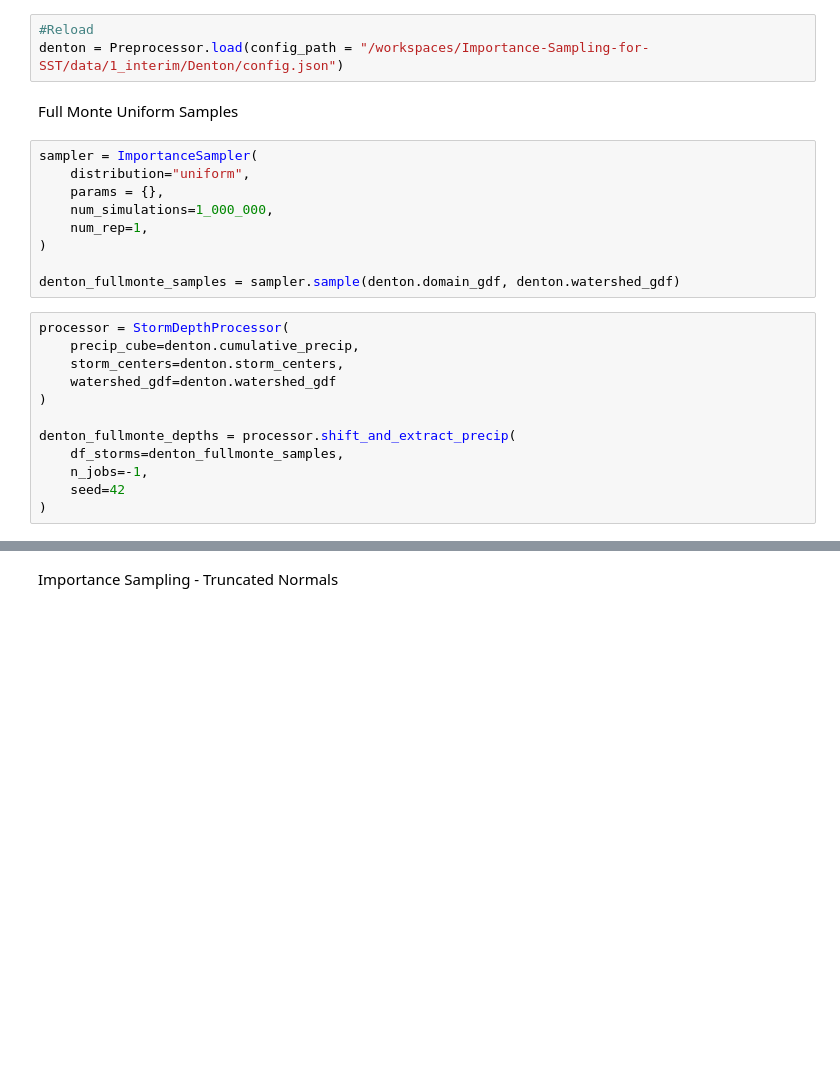
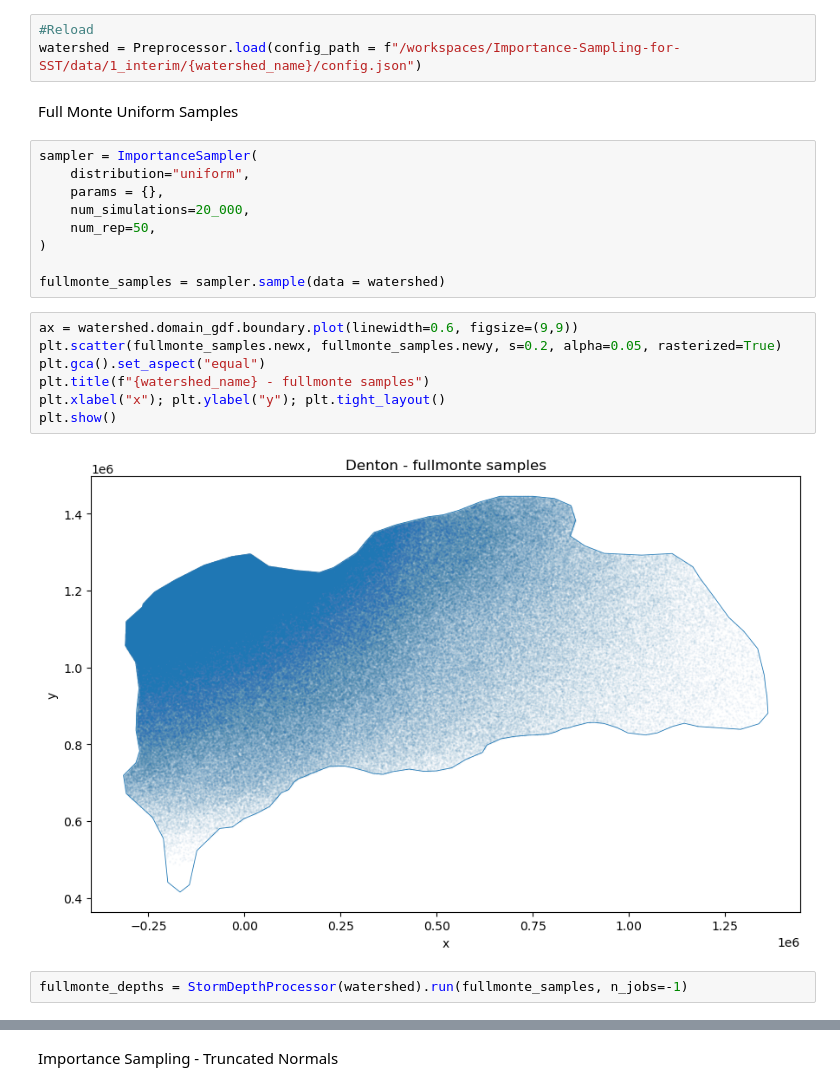
Before and after one commit to fema-ffrd/Importance-Sampling-for-SST, a Jupyter notebook: notebooks/Denton.ipynb, the cells around one changed output, grey strips where cells are left out. Saved outputs shown, nothing was run; the diff lists cells and outputs as text; blank space fills up the shorter version.

```diff
--- a/notebooks/Denton.ipynb
+++ b/notebooks/Denton.ipynb
@@ -46,26 +48,25 @@ denton.run()
 # %%
 #Reload
-denton = Preprocessor.load(config_path = "/workspaces/Importance-Sampling-for-SST/data/1_interim/Denton/config.json")
+watershed = Preprocessor.load(config_path = f"/workspaces/Importance-Sampling-for-SST/data/1_interim/{watershed_name}/config.json")
 # %% [markdown]
 Full Monte Uniform Samples
 # %%
 sampler = ImportanceSampler(
     distribution="uniform",
     params = {},
-    num_simulations=1_000_000,
-    num_rep=1,
+    num_simulations=20_000,
+    num_rep=50,
 )
 
-denton_fullmonte_samples = sampler.sample(denton.domain_gdf, denton.watershed_gdf)
+fullmonte_samples = sampler.sample(data = watershed)
 # %%
-processor = StormDepthProcessor(
-    precip_cube=denton.cumulative_precip,
-    storm_centers=denton.storm_centers,
-    watershed_gdf=denton.watershed_gdf
-)
-
-denton_fullmonte_depths = processor.shift_and_extract_precip(
-    df_storms=denton_fullmonte_samples,
-    n_jobs=-1,
-    seed=42
-)
+ax = watershed.domain_gdf.boundary.plot(linewidth=0.6, figsize=(9,9))
+plt.scatter(fullmonte_samples.newx, fullmonte_samples.newy, s=0.2, alpha=0.05, rasterized=True)
+plt.gca().set_aspect("equal")
+plt.title(f"{watershed_name} - fullmonte samples")
+plt.xlabel("x"); plt.ylabel("y"); plt.tight_layout()
+plt.show()
+# %% [output]
+[figure, added]
+# %%
+fullmonte_depths = StormDepthProcessor(watershed).run(fullmonte_samples, n_jobs=-1)
```
Also changed, not shown: parts of 6 cells of this notebook, 3 other files.
